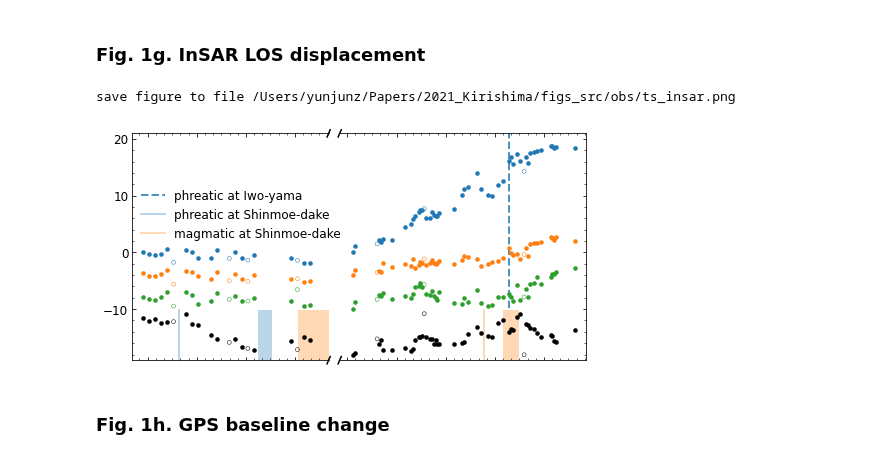
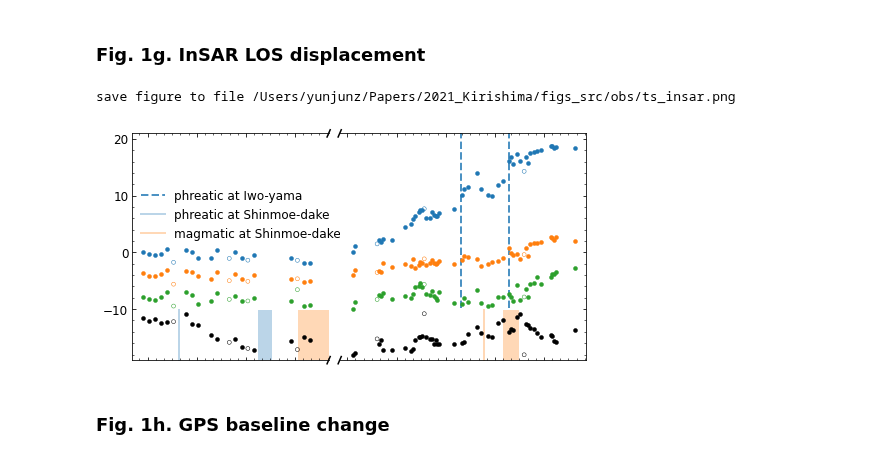
Before and after one commit to geodesymiami/2021-Kirishima, a Jupyter notebook: Fig1_obs_TS.ipynb, the cells around one changed output. Drawn from its saved outputs; the diff is of its cells as text; code cells hidden in the pictures.

```diff
--- a/Fig1_obs_TS.ipynb
+++ b/Fig1_obs_TS.ipynb
@@ -101,6 +101,7 @@ def plot_date_of_interest(axs, y1max=1, y2min=0):
 
     # Phreatic eruptions in Iwo-yama
     kwargs.update(linestyle='--', color='C0', alpha=0.8)
+    axs[1].axvline(x=dt(2017, 4, 27), ymin=y2min, linewidth=2, **kwargs)
     axs[1].axvline(x=dt(2018, 4, 19), ymin=y2min, linewidth=2, **kwargs)
     return
 
@@ -146,8 +147,8 @@ Utilities functions initiated.
 ### Fig. 1g. InSAR LOS displacement
 # %%
 ## Shinmoe-dake
-ts_file1 = os.path.expanduser('~/data/Kirishima/KirishimaAlosDT73/mintpyAll/timeseries_ERA5_ramp_demErr.h5')
-ts_file2 = os.path.expanduser('~/data/Kirishima/KirishimaAlos2DT23/mintpyAll/timeseries_ERA5_ramp_demErr.h5')
+ts_file1 = os.path.expanduser('~/data/archives/Kirishima/KirishimaAlosDT73/mintpyAll/timeseries_ERA5_ramp_demErr.h5')
+ts_file2 = os.path.expanduser('~/data/archives/Kirishima/KirishimaAlos2DT23/mintpyAll/timeseries_ERA5_ramp_demErr.h5')
 
 figsize = [7, 3.5]
 fig, axs = plt.subplots(nrows=1, ncols=2, figsize=figsize, sharey=True, gridspec_kw={'width_ratios': width_ratio})
@@ -169,34 +170,34 @@ plot_date_of_interest(axs, y1max=0.22, y2min=0.23)
 
 # legend
 lines = [Line2D([0], [0], lw=2, linestyle='--', color='C0', alpha=0.8),
          Line2D([0], [0], lw=2, linestyle='-',  color='C0', alpha=0.3),
          Line2D([0], [0], lw=2, linestyle='-',  color='C1', alpha=0.3),]
 labels = ['phreatic at Iwo-yama', 'phreatic at Shinmoe-dake', 'magmatic at Shinmoe-dake']
 axs[0].legend(lines, labels, frameon=False, loc='upper left', bbox_to_anchor=(-0.01, 0.80))
 
 #------- axes format
 for ax in axs:
     ax.tick_params(which='both', direction='in', bottom=True, top=True, left=True, right=True)
     ax.set_ylim([-19, 21])
     ax.xaxis.set_major_formatter(mdates.DateFormatter('%Y'))
     ax.xaxis.set_major_locator(mdates.YearLocator(1))
     ax.xaxis.set_minor_locator(mdates.MonthLocator(interval=2))
     ax.yaxis.set_major_locator(ticker.MultipleLocator(10))
     ax.yaxis.set_minor_locator(ticker.AutoMinorLocator())
     ax.set_xticklabels([])
 fig.subplots_adjust(wspace=0.05, left=0.05, right=0.95, top=0.95, bottom=0.05)
 
 #----- Cut along x-axis
 cut_along_xaxis(axs, figsize=figsize)
 
 #----- output
 out_file = os.path.abspath('ts_insar.png')
 plt.savefig(out_file, bbox_inches='tight', transparent=True, dpi=600)
 print('save figure to file', out_file)
 plt.show()
 # %% [output]
 save figure to file /Users/yunjunz/Papers/2021_Kirishima/figs_src/obs/ts_insar.png
-[figure, old version]
+[figure, new version]
 # %% [markdown]
 ### Fig. 1h. GPS baseline change
 # %%
```
Also changed, not shown: parts of 3 cells of this notebook.
